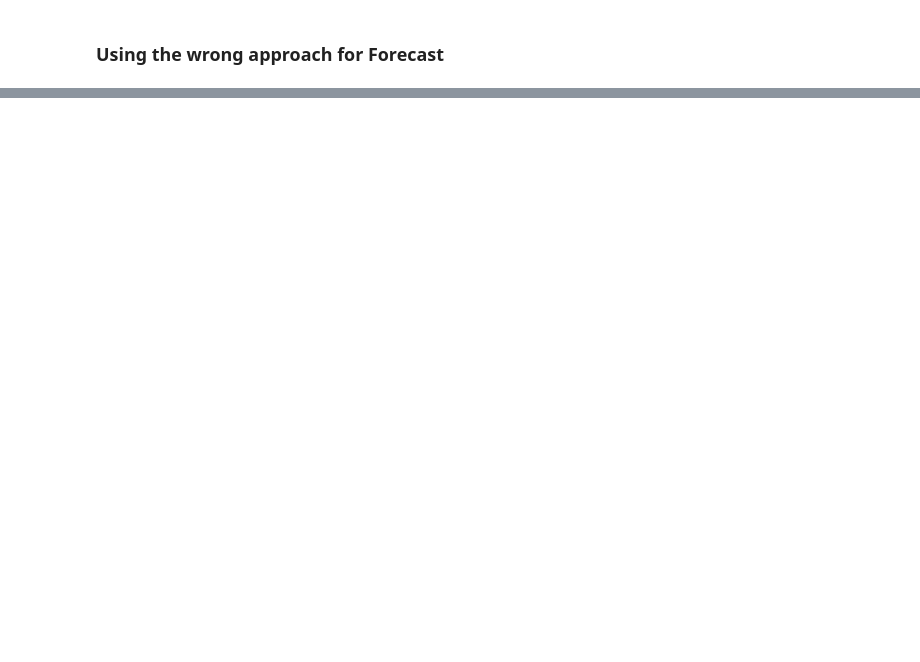
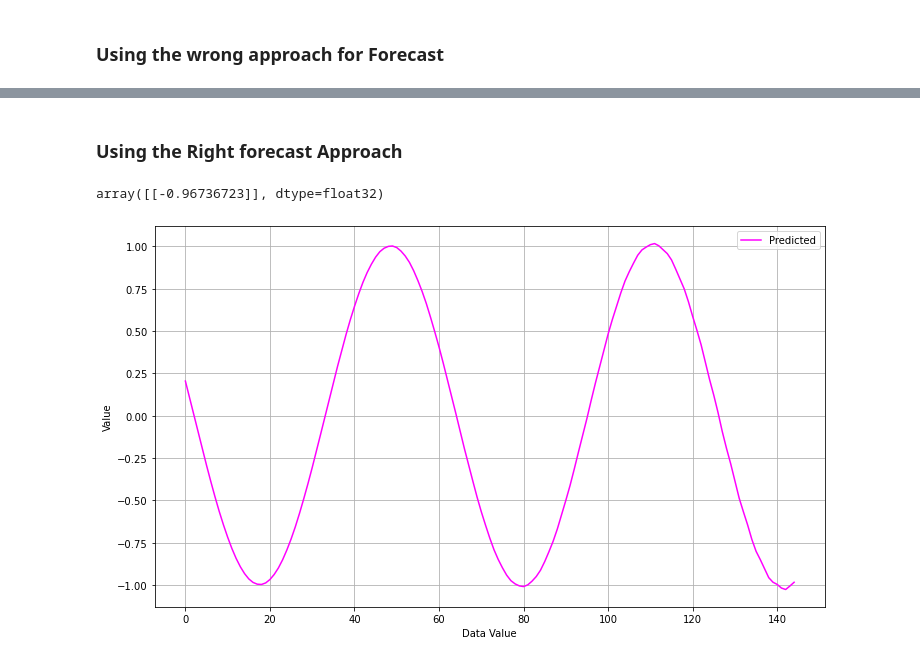
Before and after one commit to HarshitDawar55/Machine_And_Deep_Learning, a Jupyter notebook: Projects/Deep_Learning_Projects/AutoRegressor-Model-RNN-Basics/AutoRegressor Model.ipynb, the cells around one changed output, grey strips where cells are left out. Saved outputs shown, nothing was run; the diff lists cells and outputs as text; code cells hidden in the pictures; blank space fills up the shorter version.

Commit message:
right approach for forecast without noise!

```diff
--- a/Projects/Deep_Learning_Projects/AutoRegressor-Model-RNN-Basics/AutoRegressor Model.ipynb
+++ b/Projects/Deep_Learning_Projects/AutoRegressor-Model-RNN-Basics/AutoRegressor Model.ipynb
@@ -106,0 +107,31 @@ plt.show()
+# %% [markdown]
+### Using the Right forecast Approach
+# %%
+predictionsTargetValues = forecast[-forecast.shape[0] // 2 : ]
+predictions = []
+
+last_Value_Of_Data = data[-data.shape[0] // 2]
+while len(predictions) < len(predictionsTargetValues):
+
+    # Converting from (10, 1) to (1, 10) becuase 10 features are expected by the Model
+    temp = model.predict(last_Value_Of_Data.reshape(1, -1))[0, 0]
+    predictions.append(temp)
+
+    # Shifting the 1st 10 predictions to left by 1 bit, & adding the prediction obtained by the model at the end
+    last_Value_Of_Data = np.roll(last_Value_Of_Data, -1)
+    last_Value_Of_Data[-1] = temp
+# %%
+model.predict(last_Value_Of_Data.reshape(1, -1))
+# %% [output]
+array([[-0.96736723]], dtype=float32)
+# %%
+plt.figure(figsize = (12, 7))
+# plt.plot(predictionsTargetValues, label = "Actual", c = "red")
+plt.plot(predictions, label = "Predicted", c = 'magenta')
+plt.legend()
+plt.grid()
+plt.xlabel("Data Value")
+plt.ylabel("Value")
+plt.show()
+# %% [output]
+[figure, added]
```
Also changed, not shown: parts of 7 cells of this notebook.
